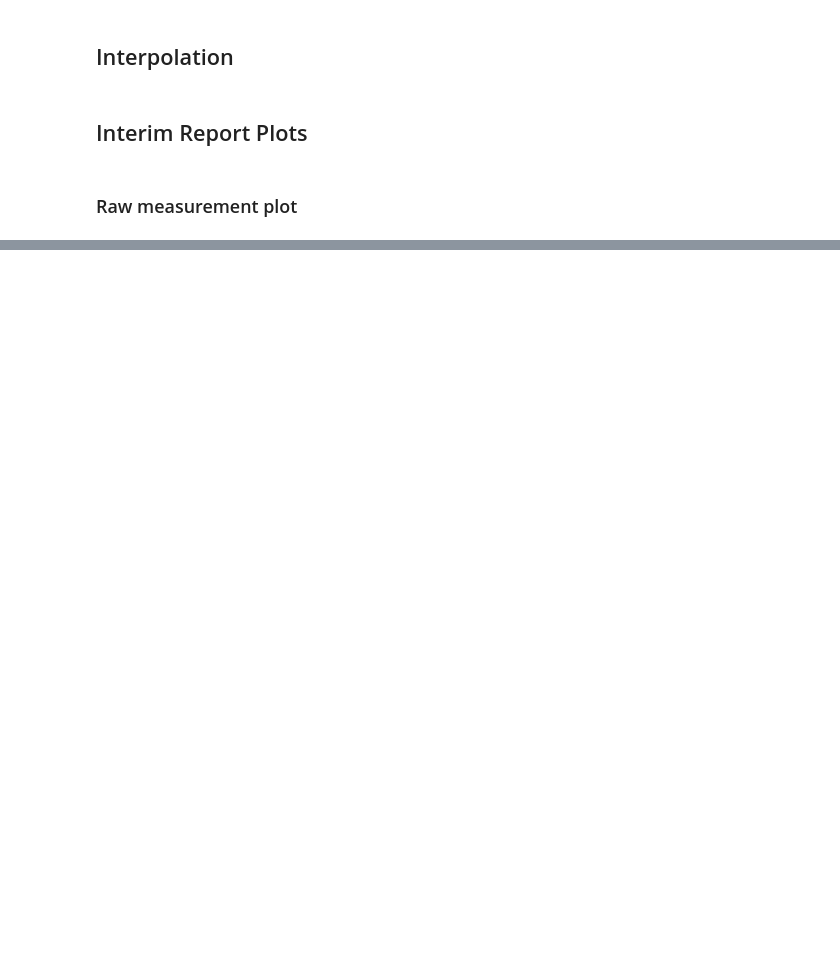
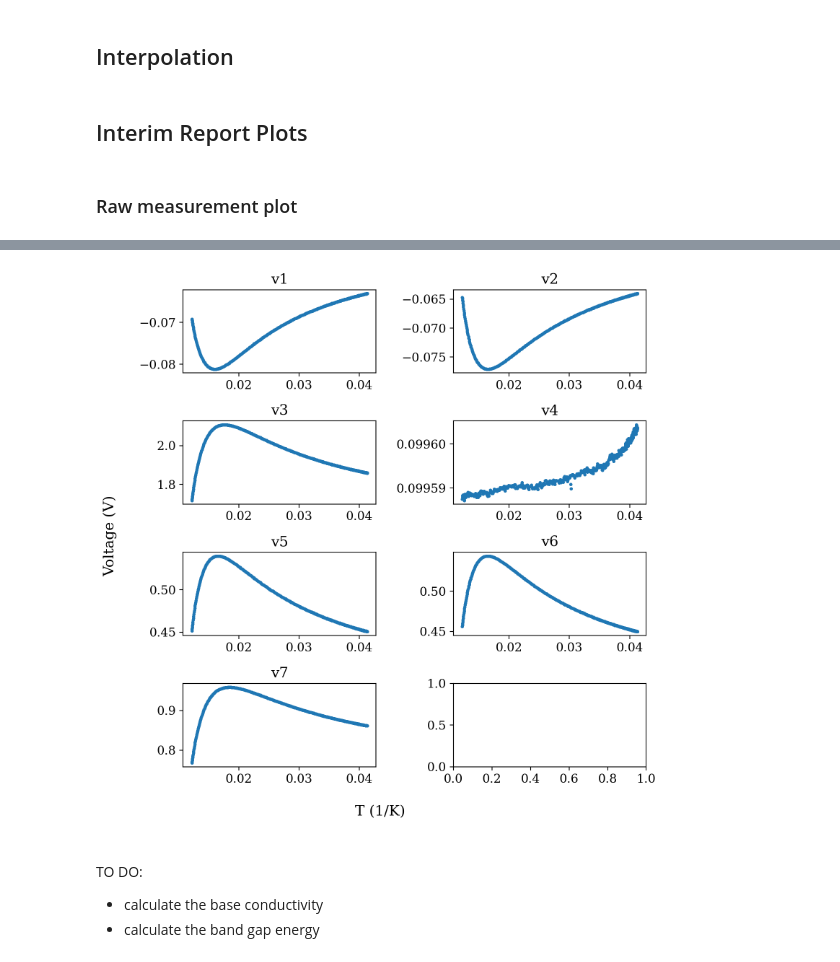
Before and after one commit to orpereira/PHYS469, a Jupyter notebook: hall_experiment/Hall_effect_analysis.ipynb, the cells around one changed output, grey strips where cells are left out. Saved outputs shown, nothing was run; the diff lists cells and outputs as text; code cells hidden in the pictures; blank space fills up the shorter version.

```diff
--- a/hall_experiment/Hall_effect_analysis.ipynb
+++ b/hall_experiment/Hall_effect_analysis.ipynb
@@ -89,0 +122,10 @@ TO DO:
+# %%
+plot_voltage_temp(dict)
+# %% [output]
+[figure, added]
+# %% [markdown]
+<!--  -->
+# %% [markdown]
+TO DO:
+- calculate the base conductivity
+- calculate the band gap energy
```
Also changed, not shown: parts of 8 cells of this notebook, 2 other files.
